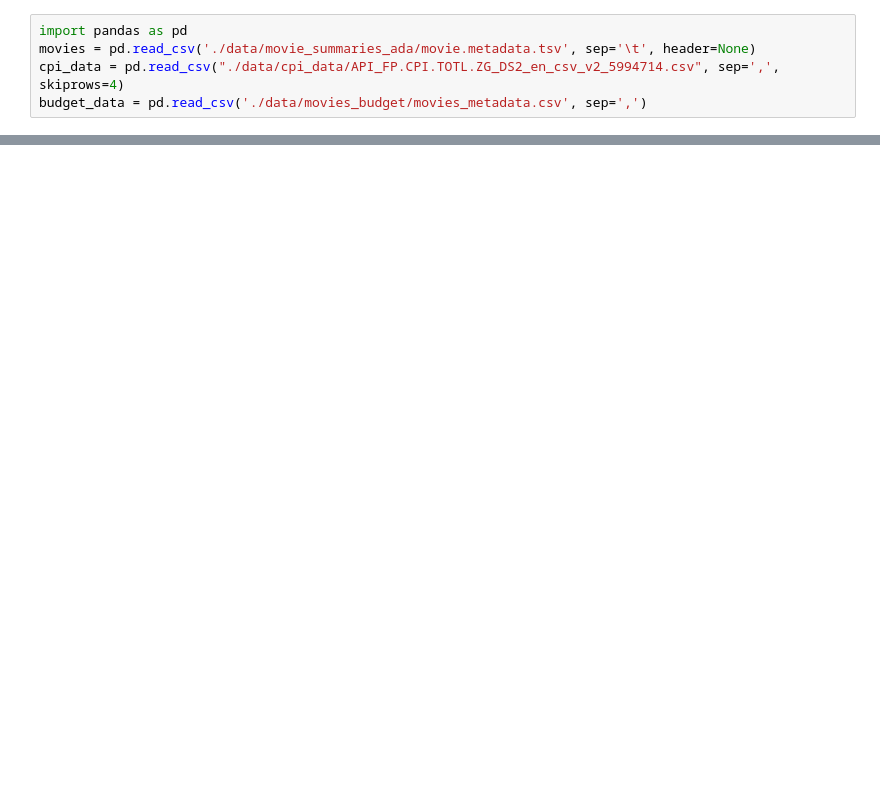
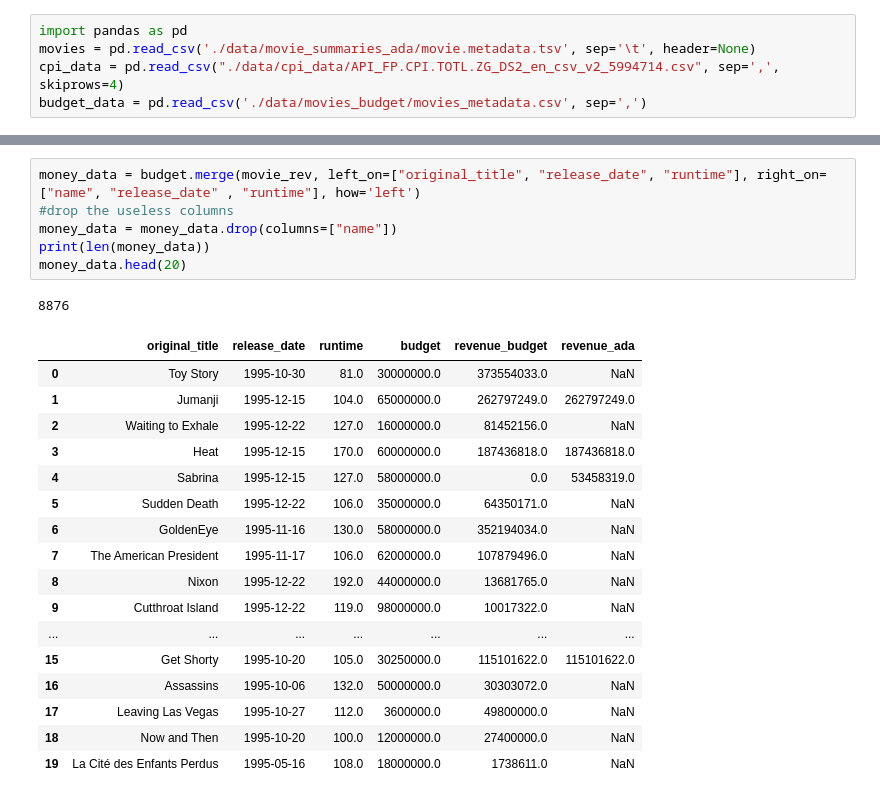
Before and after one commit to epfl-ada/ada-2023-project-shinebrightlikeadamon, a Jupyter notebook: make_money_data.ipynb, the cells around one changed output, grey strips where cells are left out. Cells and saved outputs as stored; diff of their text form; blank space fills up the shorter version.

```diff
--- a/make_money_data.ipynb
+++ b/make_money_data.ipynb
@@ -45,0 +74,25 @@ movie_rev.head()
+# %%
+money_data = budget.merge(movie_rev, left_on=["original_title", "release_date", "runtime"], right_on=["name", "release_date" , "runtime"], how='left')
+#drop the useless columns
+money_data = money_data.drop(columns=["name"])
+print(len(money_data))
+money_data.head(20)
+# %% [output]
+8876
+|  | original_title | release_date | runtime | budget | revenue_budget | revenue_ada |
+| 0 | Toy Story | 1995-10-30 | 81.0 | 30000000.0 | 373554033.0 | NaN |
+| 1 | Jumanji | 1995-12-15 | 104.0 | 65000000.0 | 262797249.0 | 262797249.0 |
+| 2 | Waiting to Exhale | 1995-12-22 | 127.0 | 16000000.0 | 81452156.0 | NaN |
+| 3 | Heat | 1995-12-15 | 170.0 | 60000000.0 | 187436818.0 | 187436818.0 |
+| 4 | Sabrina | 1995-12-15 | 127.0 | 58000000.0 | 0.0 | 53458319.0 |
+| 5 | Sudden Death | 1995-12-22 | 106.0 | 35000000.0 | 64350171.0 | NaN |
+| 6 | GoldenEye | 1995-11-16 | 130.0 | 58000000.0 | 352194034.0 | NaN |
+| 7 | The American President | 1995-11-17 | 106.0 | 62000000.0 | 107879496.0 | NaN |
+| 8 | Nixon | 1995-12-22 | 192.0 | 44000000.0 | 13681765.0 | NaN |
+| 9 | Cutthroat Island | 1995-12-22 | 119.0 | 98000000.0 | 10017322.0 | NaN |
+| ... | ... | ... | ... | ... | ... | ... |
+| 15 | Get Shorty | 1995-10-20 | 105.0 | 30250000.0 | 115101622.0 | 115101622.0 |
+| 16 | Assassins | 1995-10-06 | 132.0 | 50000000.0 | 30303072.0 | NaN |
+| 17 | Leaving Las Vegas | 1995-10-27 | 112.0 | 3600000.0 | 49800000.0 | NaN |
+| 18 | Now and Then | 1995-10-20 | 100.0 | 12000000.0 | 27400000.0 | NaN |
+| 19 | La Cité des Enfants Perdus | 1995-05-16 | 108.0 | 18000000.0 | 1738611.0 | NaN |
```
Also changed, not shown: parts of 9 cells of this notebook.
